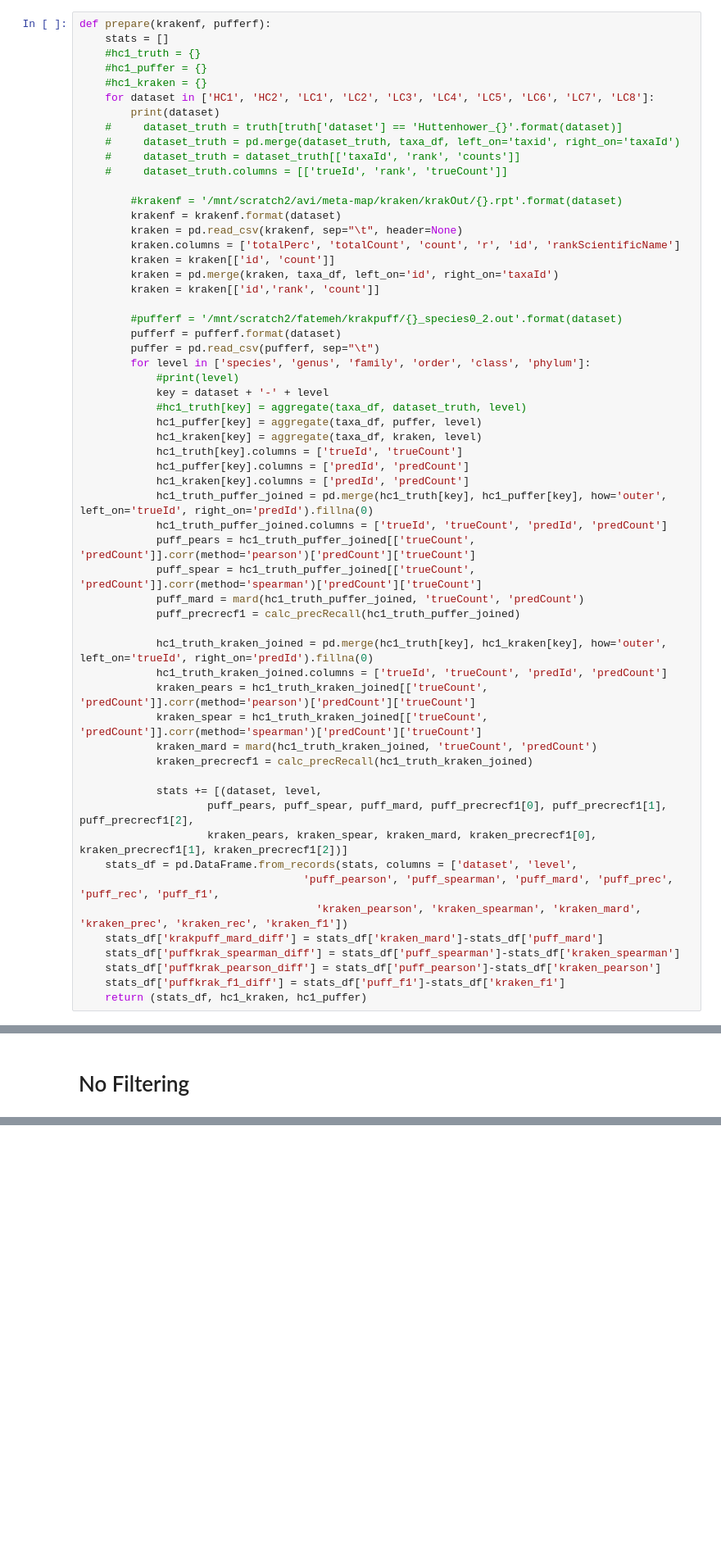
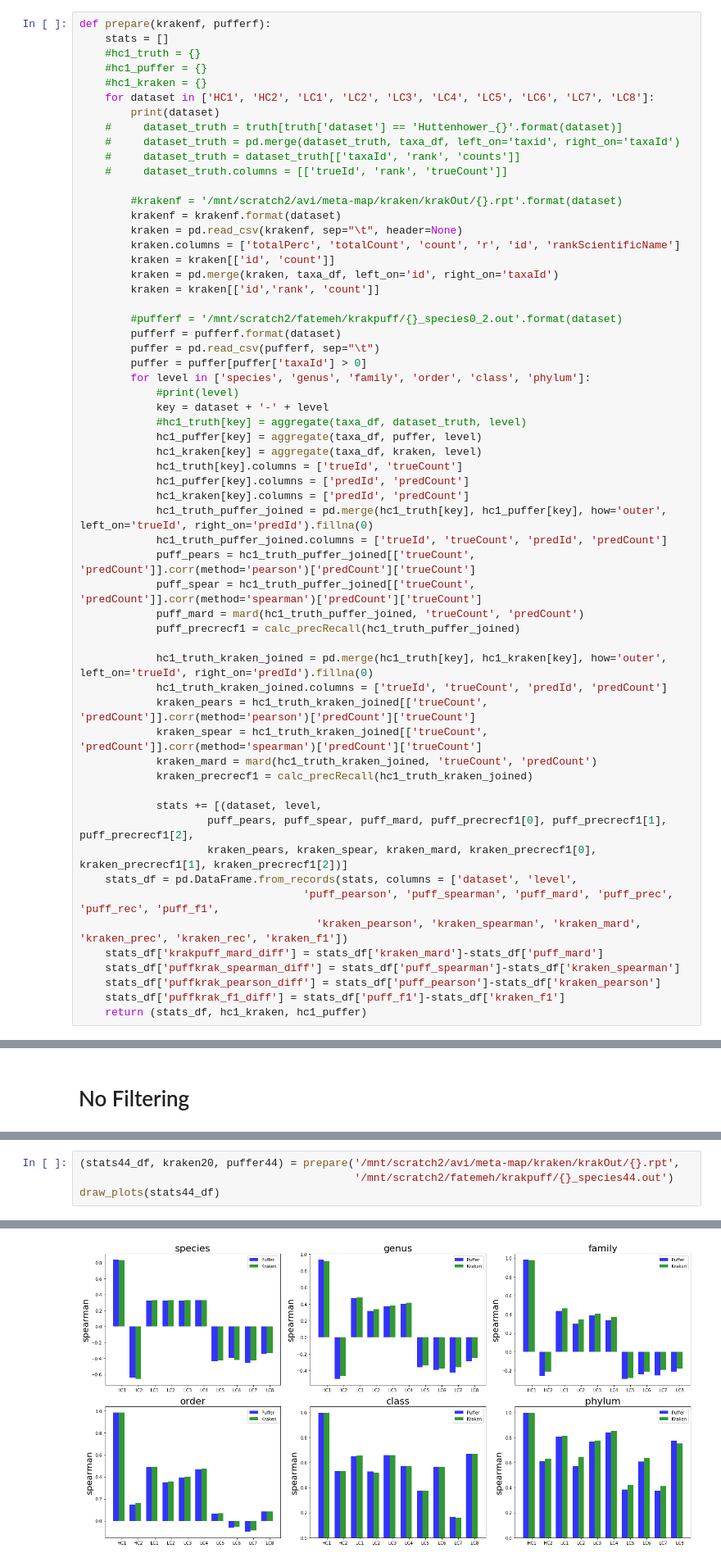
Before and after one commit to fataltes/quickNBs, a Jupyter notebook: pufferfish-krakmap.ipynb, the cells around one changed output, grey strips where cells are left out. Shown at 82% size. Drawn from its saved outputs; the diff is of its cells as text; blank space fills up the shorter version.

```diff
--- a/pufferfish-krakmap.ipynb
+++ b/pufferfish-krakmap.ipynb
@@ -447,6 +447,7 @@ def prepare(krakenf, pufferf):
         #pufferf = '/mnt/scratch2/fatemeh/krakpuff/{}_species0_2.out'.format(dataset)
         pufferf = pufferf.format(dataset)
         puffer = pd.read_csv(pufferf, sep="\t")
+        puffer = puffer[puffer['taxaId'] > 0]
         for level in ['species', 'genus', 'family', 'order', 'class', 'phylum']:
             #print(level)
             key = dataset + '-' + level
@@ -583,0 +587,5 @@ f1
+# %%
+(stats44_df, kraken20, puffer44) = prepare('/mnt/scratch2/avi/meta-map/kraken/krakOut/{}.rpt',
+                                           '/mnt/scratch2/fatemeh/krakpuff/{}_species44.out')
+draw_plots(stats44_df)
+# %% [output]
@@ -583,0 +593 @@ f1
+[figure, added]
```
Also changed, not shown: parts of 4 cells of this notebook.
